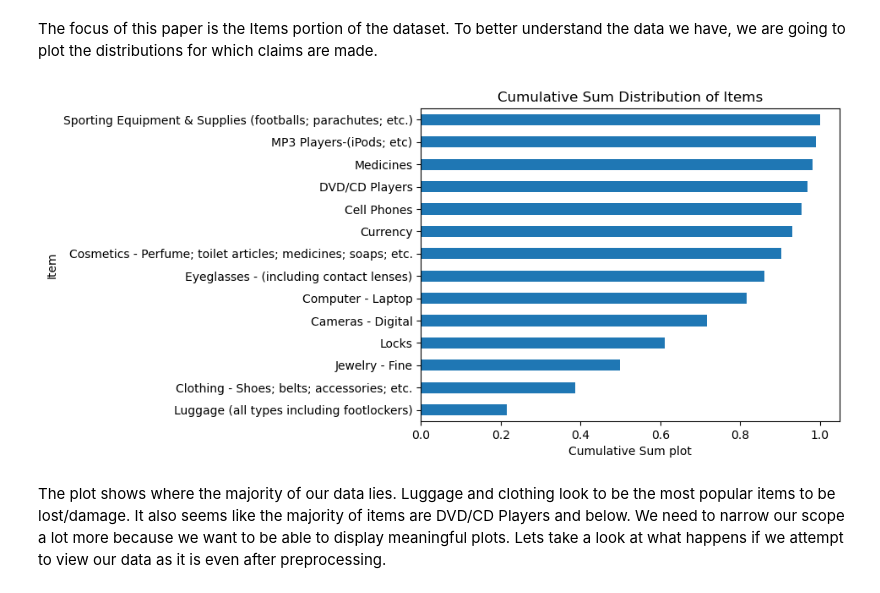
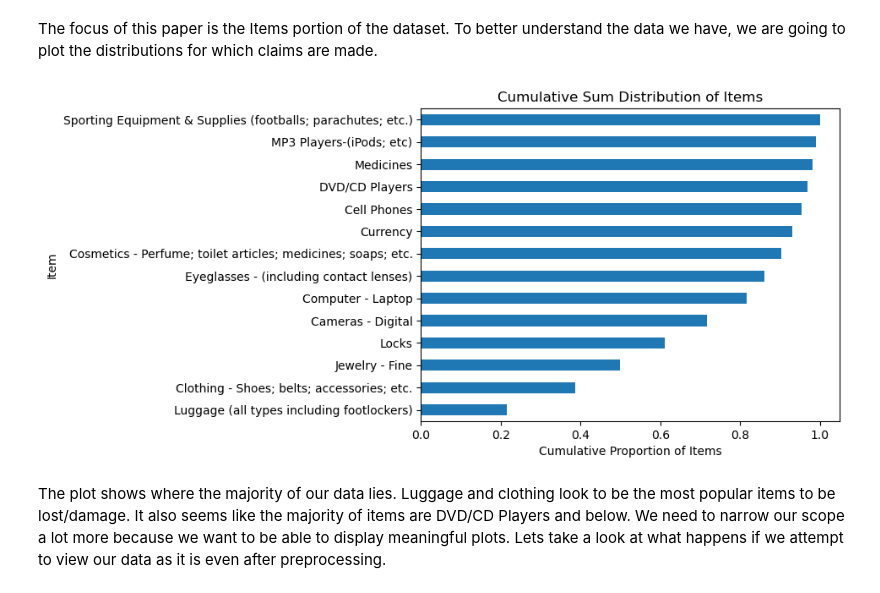
Before and after one commit to iFernandez96/TSA-claim-reimbursement-predictor, a Jupyter notebook: TSA Claim Reimbursement Predictor.ipynb, the cells around one changed output. Drawn from its saved outputs; the diff is of its cells as text; code cells hidden in the pictures.

```diff
--- a/TSA Claim Reimbursement Predictor.ipynb
+++ b/TSA Claim Reimbursement Predictor.ipynb
@@ -96,10 +96,10 @@ The focus of this paper is the Items portion of the dataset. To better understan
 # %%
 df['Item'].value_counts(normalize = True).cumsum().plot.barh()
 plt.ylabel('Item')
-plt.xlabel('Cumulative Sum plot')
+plt.xlabel('Cumulative Proportion of Items')
 plt.title('Cumulative Sum Distribution of Items');
 # %% [output]
-[figure, old version]
+[figure, new version]
 # %% [markdown]
 The plot shows where the majority of our data lies. Luggage and clothing look to be the most popular items to be lost/damage. It also seems like the majority of items are DVD/CD Players and below. We need to narrow our scope a lot more because we want to be able to display meaningful plots. Lets take a look at what happens if we attempt to view our data as it is even after preprocessing.
 # %%
```
Also changed, not shown: parts of 1 cell of this notebook, 1 other file.
